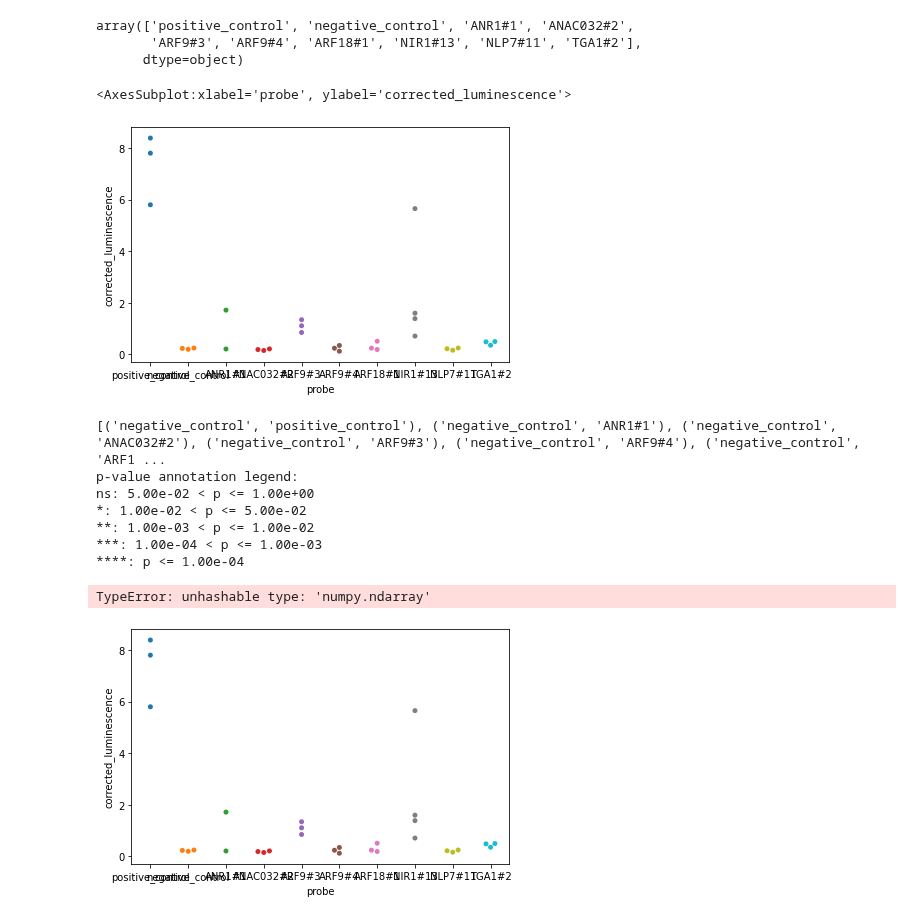
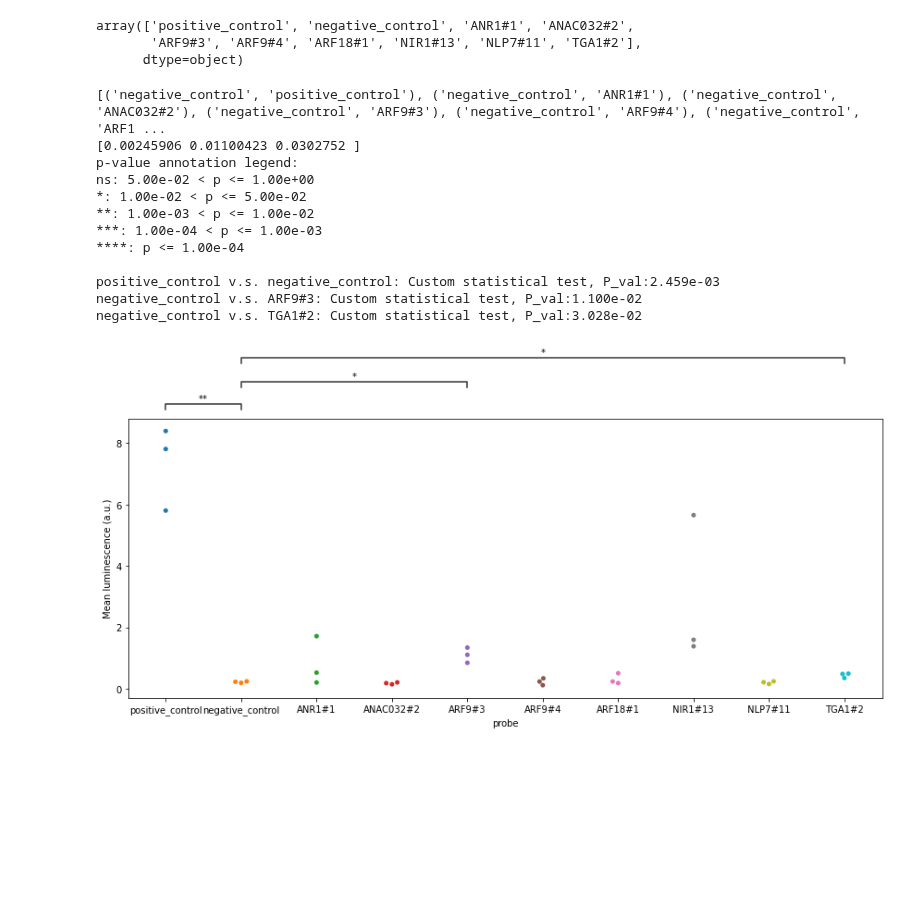
Before and after one commit to samwitham/PromoterArchitecture, a Jupyter notebook: src/plotting/luminescence/TRAMP/22.6.21/luminescence_plots_22.6.21.ipynb, the cells around one changed output. Cells and saved outputs as stored; diff of their text form; code cells hidden in the pictures; blank space fills up the shorter version.

Commit message:
tramp_luminescence_plot

```diff
--- a/src/plotting/luminescence/TRAMP/22.6.21/luminescence_plots_22.6.21.ipynb
+++ b/src/plotting/luminescence/TRAMP/22.6.21/luminescence_plots_22.6.21.ipynb
@@ -411,11 +401,6 @@ array(['positive_control', 'negative_control', 'ANR1#1', 'ANAC032#2',
 # %%
 #reset index
 df.reset_index(drop=True, inplace=True)
-# %%
-sns.swarmplot(x="probe", y="corrected_luminescence", data=df)
-# %% [output]
-<AxesSubplot:xlabel='probe', ylabel='corrected_luminescence'>
-[figure, removed]
 # %%
 #layout = go.Layout(plot_bgcolor='rgba(0,0,0,0)', paper_bgcolor='rgba(0,0,0,0)' )
 #make graphs for each promoter
@@ -433,7 +418,7 @@ sns.swarmplot(x="probe", y="corrected_luminescence", data=df)
 #     #     if len(TFs) is not 2:
 #     #         pass
 #     #     else:
-plt.figure()
+plt.figure(figsize=(12, 6))
 order = [probe_names]
 fig = sns.swarmplot(x='probe', y='corrected_luminescence', data=df)
 
@@ -469,6 +454,41 @@ for probe in probe_names:
 print(box_pairs)
 # make empty list of p_values
 p_values = []
+#run t-tests
+#make new box_pairs significant dict
+box_pairs_all_pvalues = {}
+for pair in box_pairs:
+    #create series objects
+    probe1 = df.query(f'probe == "{pair[0]}"')['corrected_luminescence']
+    probe2 = df.query(f'probe == "{pair[1]}"')['corrected_luminescence']
+   # probe1 = df.loc[df['probe'] == pair[0], corrected_luminescence]
+   # probe2 = df.loc[df['probe'] == pair[1], corrected_luminescence]
+    results = stats.ttest_ind(probe1, probe2)
+    #append pvalue to dict
+    box_pairs_all_pvalues[pair] = results.pvalue
+   # box_pairs_significant.append(pair)
+   # p_values.append(results.pvalue)
+#filter dict by significance and put in a new dictionary
+box_pairs_significant = {}
+for k,v in box_pairs_all_pvalues.items():
+    if v <0.05:
+        box_pairs_significant[k] = v
+
+#correct p_values for multipletests using Bonferroni correction. Alpha = 0.05
+reject_null,pvals_corrected,alpha_sidak,alpha_bonferroni = multipletests(list(box_pairs_significant.values()), method='bonferroni')
+print(pvals_corrected)
+# def ttest_run(c1, c2):
+#     results = stats.ttest_ind(c1, c2)
+#     df = pd.DataFrame({'categ1': c1,
+#                        'categ2': c2,
+#                        'tstat': results.statistic,
+#                        'pvalue': results.pvalue},
+#                        index = [0])
+#     return df
+# df_list = [ttest_run(i, j) for i, j in box_pairs]
+# final_df = pd.concat(df_list, ignore_index = True)
+# print(final_df)
+
 # populate the list of p_values according to the box_pairs
 # for pair in box_pairs:
 #     print(pair)
@@ -481,39 +501,43 @@ add_stat_annotation(
     data=df,
     x='probe',
     y='corrected_luminescence',
-    box_pairs=box_pairs,
+    box_pairs=list(box_pairs_significant.keys()),
     text_format="star",
     loc="outside",
     verbose=2,
-    #perform_stat_test=False,
-    #pvalues=p_values,
-    test='t-test_ind',
+    perform_stat_test=False,
+    pvalues=pvals_corrected,
+    #test='t-test_ind',
 )
 # change axes labels
 plt.ylabel('Mean luminescence (a.u.)')
 #plt.xlabel(x_label)
 # tight layout
 plt.tight_layout()
 # save figure
 
 plt.savefig(
-    f'../../../../data/plots/luminescence/TRAMP/{finaldate}/scatter{prom}.pdf',
+    f'../../../../../data/plots/luminescence/TRAMP/{finaldate}/scatter.pdf',
     format="pdf",
     bbox_inches="tight",
 )
 
 
         #write to file static image and interactive one
        # fig.write_image(f'../../../../data/plots/luminescence/{finaldate}/violin{prom}.pdf', width=500, height=350, scale=5)
       #  fig.write_html(f'../../../../data/plots/luminescence/{finaldate}/violin{prom}.html')
       #  fig.show()
 # %% [output]
 [('negative_control', 'positive_control'), ('negative_control', 'ANR1#1'), ('negative_control', 'ANAC032#2'), ('negative_control', 'ARF9#3'), ('negative_control', 'ARF9#4'), ('negative_control', 'ARF1 ...
+[0.00245906 0.01100423 0.0302752 ]
 p-value annotation legend:
 ns: 5.00e-02 < p <= 1.00e+00
 *: 1.00e-02 < p <= 5.00e-02
 **: 1.00e-03 < p <= 1.00e-02
 ***: 1.00e-04 < p <= 1.00e-03
 ****: p <= 1.00e-04
+
+positive_control v.s. negative_control: Custom statistical test, P_val:2.459e-03
+negative_control v.s. ARF9#3: Custom statistical test, P_val:1.100e-02
+negative_control v.s. TGA1#2: Custom statistical test, P_val:3.028e-02
-TypeError: unhashable type: 'numpy.ndarray'
-[figure, old version]
+[figure, new version]
```
Also changed, not shown: parts of 33 cells of this notebook, 1 other file.
